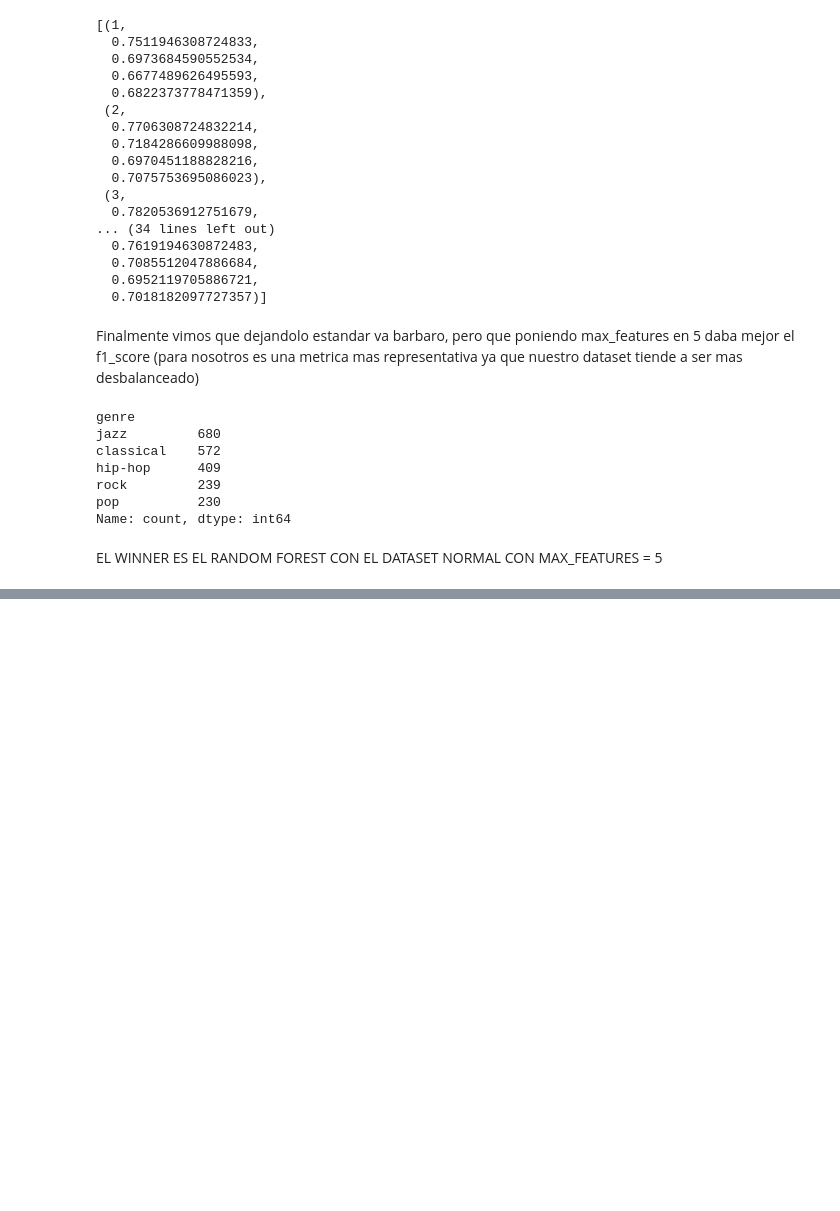
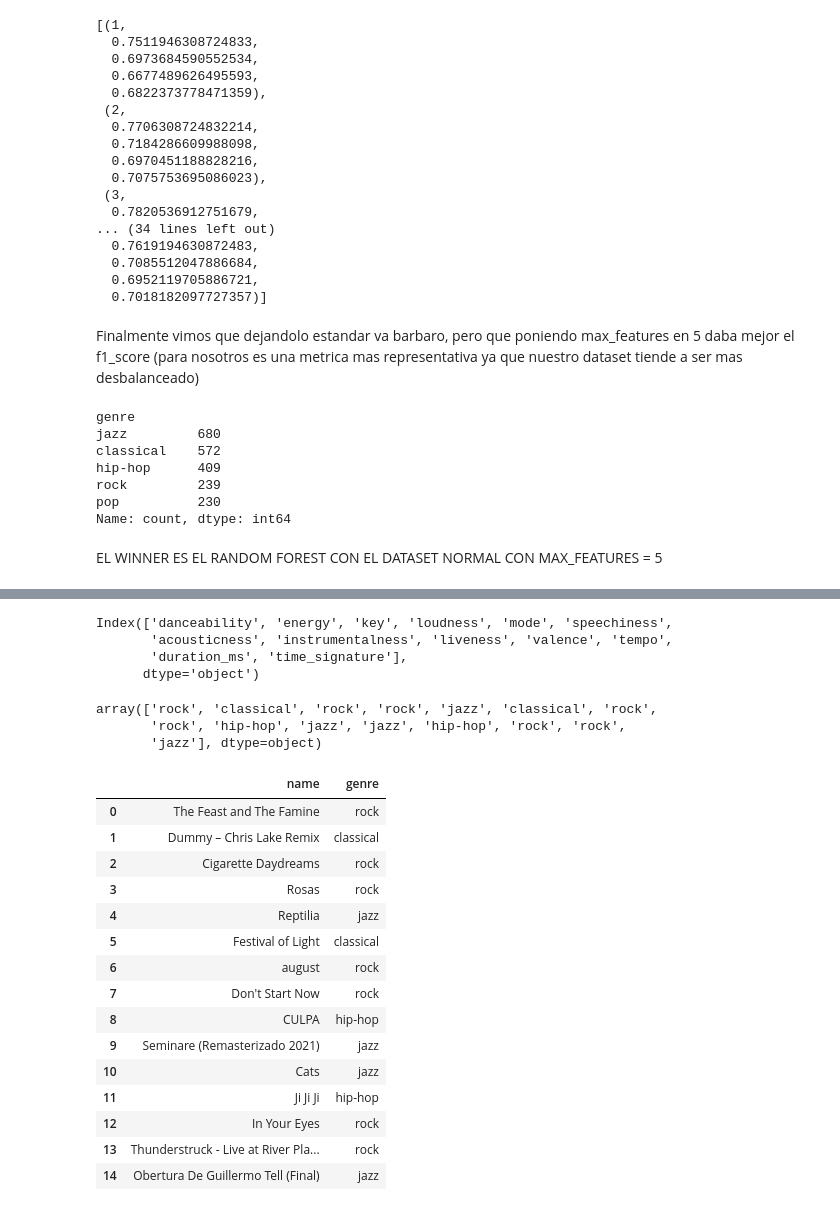
Before and after one commit to JaviCeRodriguez/IAA_tpfinal, a Jupyter notebook: Todo_junto.ipynb, the cells around one changed output, grey strips where cells are left out. Cells and saved outputs as stored; diff of their text form; code cells hidden in the pictures; blank space fills up the shorter version.

Commit message:
added: final_test

```diff
--- a/Todo_junto.ipynb
+++ b/Todo_junto.ipynb
@@ -1090,0 +1125,2 @@ EL WINNER ES EL RANDOM FOREST CON EL DATASET NORMAL CON MAX_FEATURES = 5
+# %%
+rf_pipe.fit(svs_train,y1_train)
@@ -1090,0 +1133,42 @@ EL WINNER ES EL RANDOM FOREST CON EL DATASET NORMAL CON MAX_FEATURES = 5
+# %%
+#
+y_test_final = pd.read_csv('./datasets/test_final/selected_variables.csv')
+songs = pd.read_csv('./datasets/test_final/tracks_audio_features.csv')
+# %%
+y_test_final.columns
+# %% [output]
+Index(['danceability', 'energy', 'key', 'loudness', 'mode', 'speechiness',
+       'acousticness', 'instrumentalness', 'liveness', 'valence', 'tempo',
+       'duration_ms', 'time_signature'],
+      dtype='object')
+# %%
+result_predict = rf_pipe.predict(y_test_final)
+# %%
+result_predict
+# %% [output]
+array(['rock', 'classical', 'rock', 'rock', 'jazz', 'classical', 'rock',
+       'rock', 'hip-hop', 'jazz', 'jazz', 'hip-hop', 'rock', 'rock',
+       'jazz'], dtype=object)
+# %%
+#Uno el result_predict en songs
+songs['genre'] = result_predict
+# %%
+#Visualizo el nombre de la cancion y el genero
+songs[['name','genre']]
+# %% [output]
+|  | name | genre |
+| 0 | The Feast and The Famine | rock |
+| 1 | Dummy – Chris Lake Remix | classical |
+| 2 | Cigarette Daydreams | rock |
+| 3 | Rosas | rock |
+| 4 | Reptilia | jazz |
+| 5 | Festival of Light | classical |
+| 6 | august | rock |
+| 7 | Don't Start Now | rock |
+| 8 | CULPA | hip-hop |
+| 9 | Seminare (Remasterizado 2021) | jazz |
+| 10 | Cats | jazz |
+| 11 | Ji Ji Ji | hip-hop |
+| 12 | In Your Eyes | rock |
+| 13 | Thunderstruck - Live at River Pla... | rock |
+| 14 | Obertura De Guillermo Tell (Final) | jazz |
```
Also changed, not shown: parts of 9 cells of this notebook, 1 other file.
